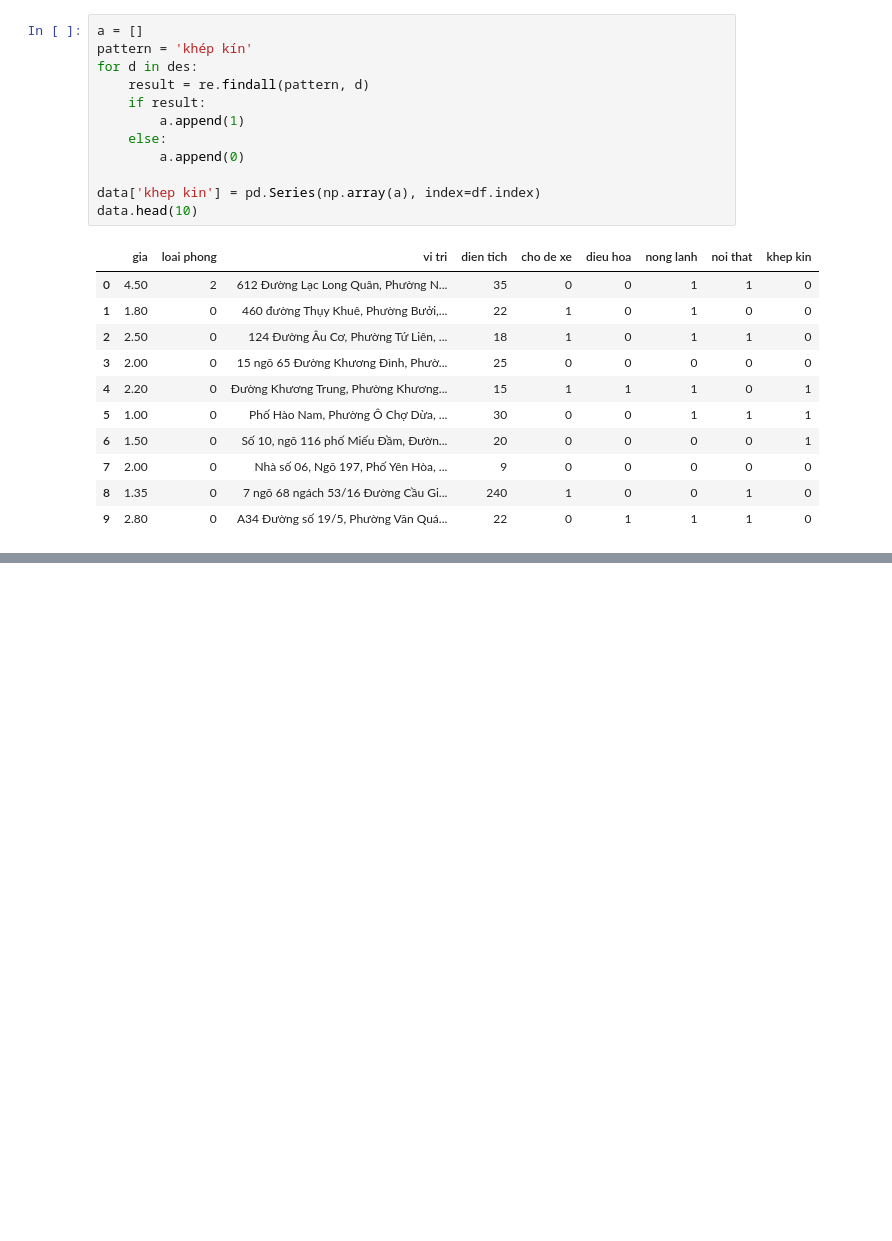
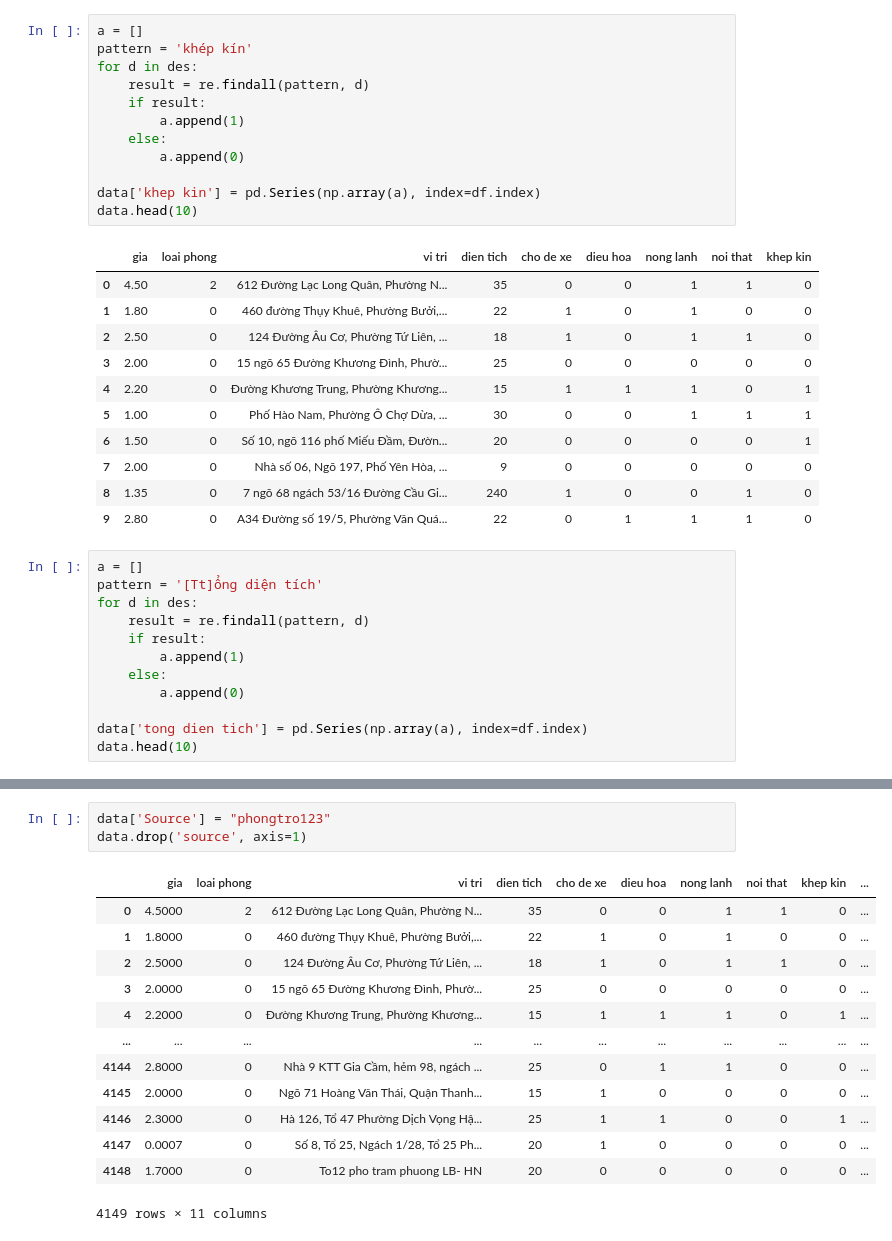
Before and after one commit to NgocNam1512/rental_house_pricing, a Jupyter notebook: phongtro123.ipynb, the cells around one changed output, grey strips where cells are left out. Cells and saved outputs as stored; diff of their text form; blank space fills up the shorter version.

Commit message:
add source feature

```diff
--- a/phongtro123.ipynb
+++ b/phongtro123.ipynb
@@ -249,3 +249,15 @@ data.head(10)
 | 7 | 2.00 | 0 | Nhà số 06, Ngõ 197, Phố Yên Hòa, ... | 9 | 0 | 0 | 0 | 0 | 0 |
 | 8 | 1.35 | 0 | 7 ngõ 68 ngách 53/16 Đường Cầu Gi... | 240 | 1 | 0 | 0 | 1 | 0 |
 | 9 | 2.80 | 0 | A34 Đường số 19/5, Phường Văn Quá... | 22 | 0 | 1 | 1 | 1 | 0 |
+# %%
+a = []
+pattern = '[Tt]ổng diện tích'
+for d in des:
+    result = re.findall(pattern, d)
+    if result:
+        a.append(1)
+    else:
+        a.append(0)
+
+data['tong dien tich'] = pd.Series(np.array(a), index=df.index)
+data.head(10)
@@ -251,0 +276,17 @@ data.head(10)
+# %%
+data['Source'] = "phongtro123"
+data.drop('source', axis=1)
+# %% [output]
+|  | gia | loai phong | vi tri | dien tich | cho de xe | dieu hoa | nong lanh | noi that | khep kin | ... |
+| 0 | 4.5000 | 2 | 612 Đường Lạc Long Quân, Phường N... | 35 | 0 | 0 | 1 | 1 | 0 | ... |
+| 1 | 1.8000 | 0 | 460 đường Thụy Khuê, Phường Bưởi,... | 22 | 1 | 0 | 1 | 0 | 0 | ... |
+| 2 | 2.5000 | 0 | 124 Đường Âu Cơ, Phường Tứ Liên, ... | 18 | 1 | 0 | 1 | 1 | 0 | ... |
+| 3 | 2.0000 | 0 | 15 ngõ 65 Đường Khương Đình, Phườ... | 25 | 0 | 0 | 0 | 0 | 0 | ... |
+| 4 | 2.2000 | 0 | Đường Khương Trung, Phường Khương... | 15 | 1 | 1 | 1 | 0 | 1 | ... |
+| ... | ... | ... | ... | ... | ... | ... | ... | ... | ... | ... |
+| 4144 | 2.8000 | 0 | Nhà 9 KTT Gia Cầm, hẻm 98, ngách ... | 25 | 0 | 1 | 1 | 0 | 0 | ... |
+| 4145 | 2.0000 | 0 | Ngõ 71 Hoàng Văn Thái, Quận Thanh... | 15 | 1 | 0 | 0 | 0 | 0 | ... |
+| 4146 | 2.3000 | 0 | Hà 126, Tổ 47 Phường Dịch Vọng Hậ... | 25 | 1 | 1 | 0 | 0 | 1 | ... |
+| 4147 | 0.0007 | 0 | Số 8, Tổ 25, Ngách 1/28, Tổ 25 Ph... | 20 | 1 | 0 | 0 | 0 | 0 | ... |
+| 4148 | 1.7000 | 0 | To12 pho tram phuong LB- HN | 20 | 0 | 0 | 0 | 0 | 0 | ... |
+4149 rows × 11 columns
```
Also changed, not shown: parts of 9 cells of this notebook, 1 other file.
